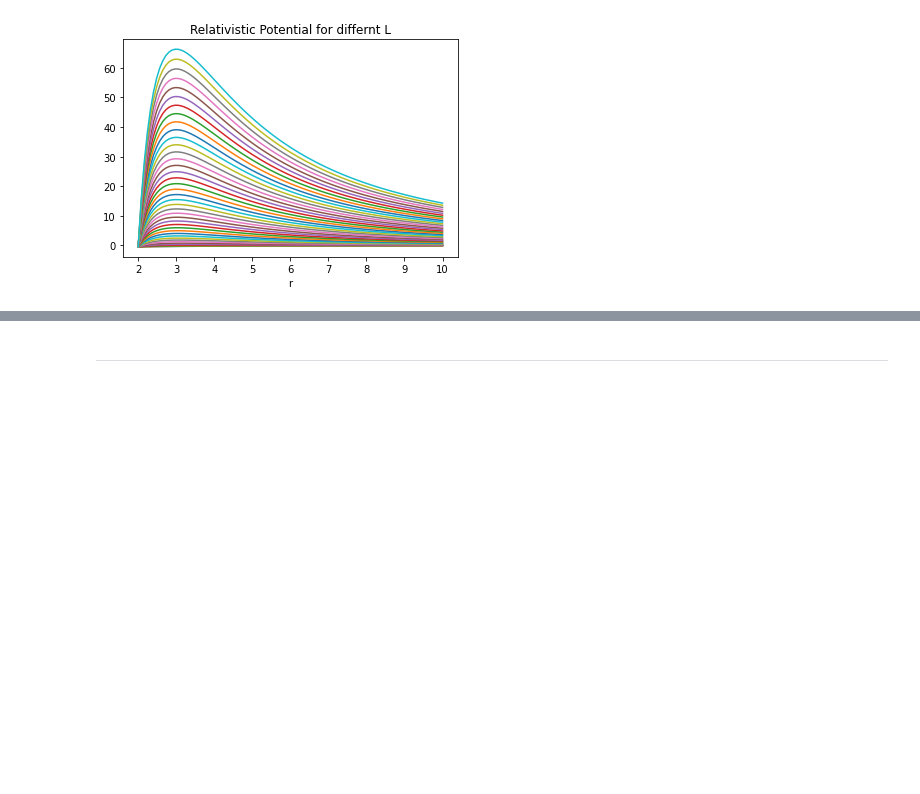
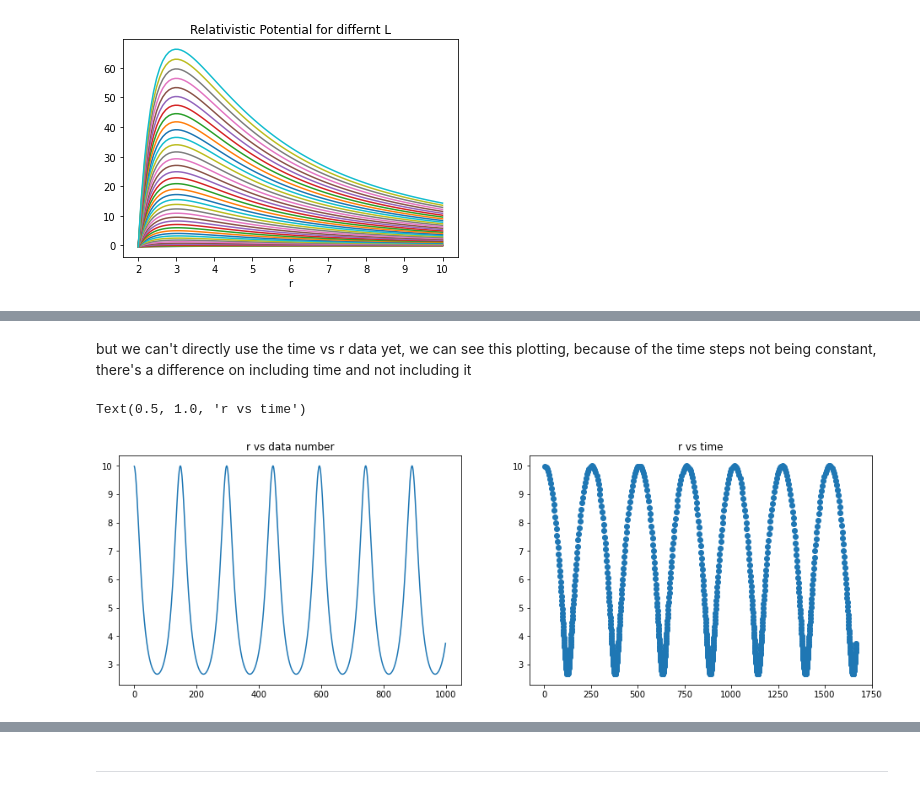
Before and after one commit to fbientrigo/machine-learning-physics, a Jupyter notebook: data_generation/obrita_mercurio.ipynb, the cells around one changed output, grey strips where cells are left out. Drawn from its saved outputs; the diff is of its cells as text; code cells hidden in the pictures; blank space fills up the shorter version.

```diff
--- a/data_generation/obrita_mercurio.ipynb
+++ b/data_generation/obrita_mercurio.ipynb
@@ -194,0 +252,15 @@ datos.to_csv("./orbits/heun_E1L1.csv")
+# %% [markdown]
+but we can't directly use the time vs r data yet, we can see this plotting,
+because of the time steps not being constant, there's a difference on including time and not including it
+# %%
+# how does the radius evolves:
+fig,ax = plt.subplots(1,2, figsize=(16,5))
+
+ax[0].plot(datos.r)
+ax[0].set_title("r vs data number")
+
+ax[1].scatter(datos.t, datos.r)
+ax[1].set_title("r vs time")
+# %% [output]
+Text(0.5, 1.0, 'r vs time')
+[figure, added]
```
Also changed, not shown: parts of 19 cells of this notebook, 38 other files.
